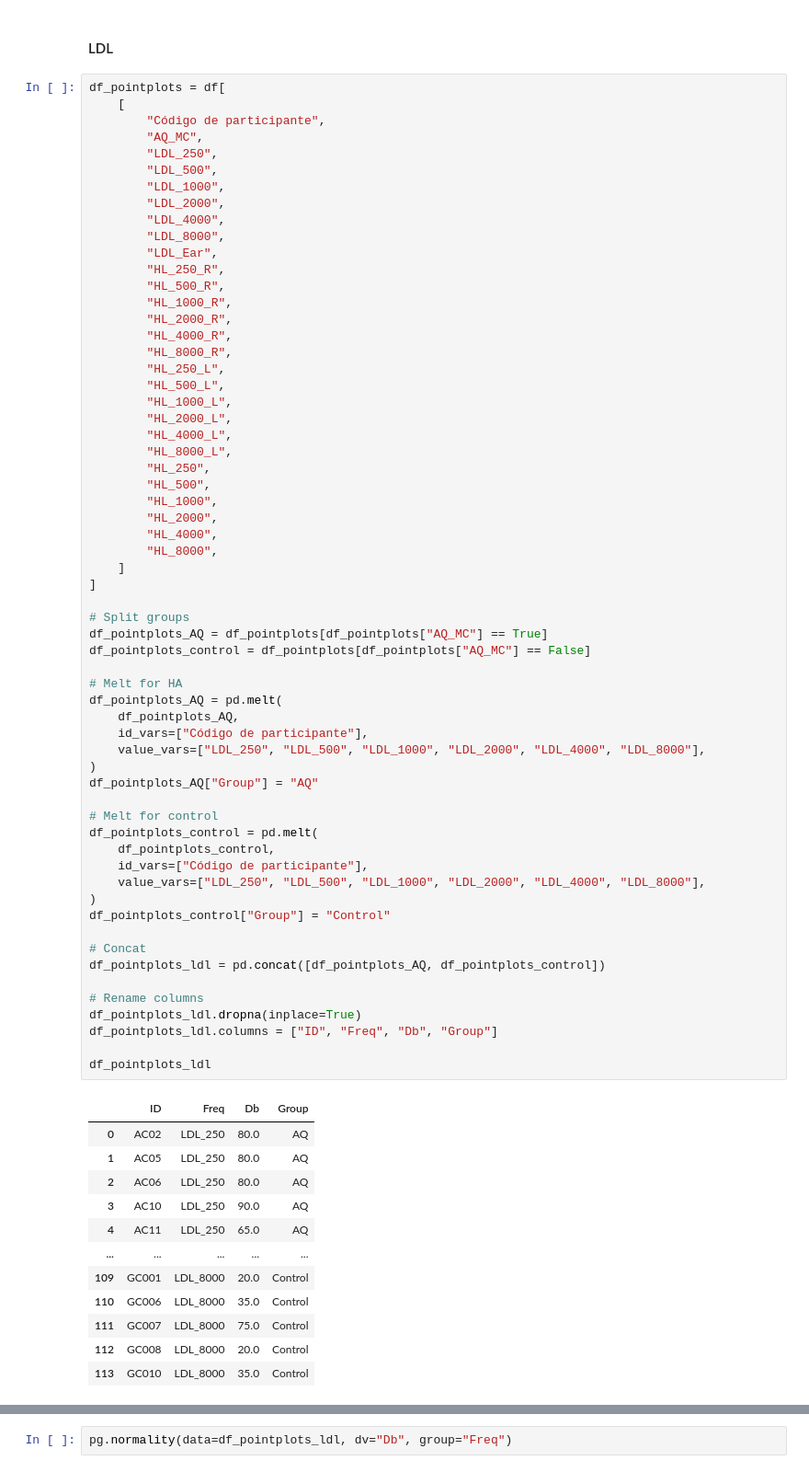
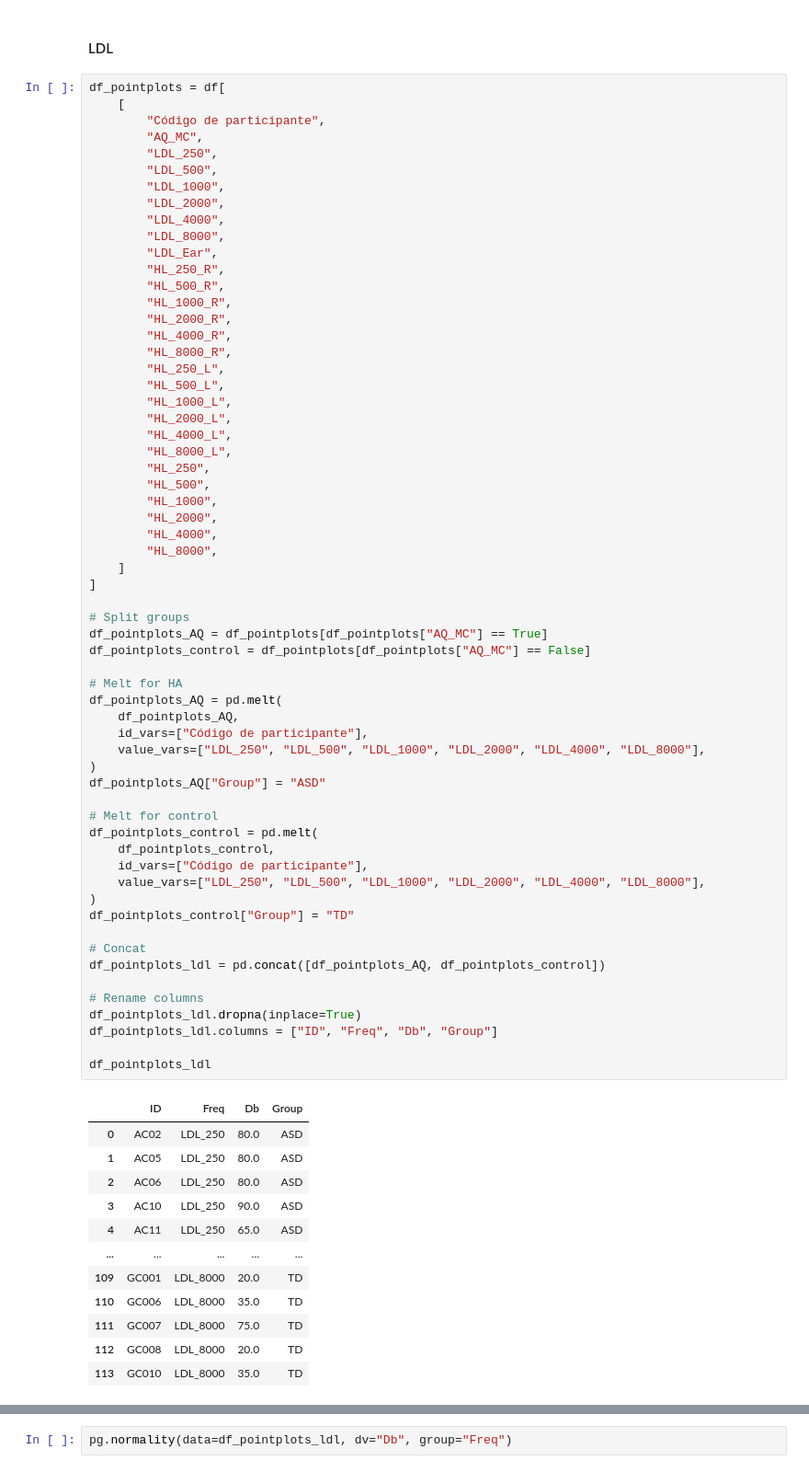
Before and after one commit to camila-maura/GIFTED-DFI, a Jupyter notebook: aq_analysis.ipynb, the cells around one changed output, grey strips where cells are left out. Shown at 92% size. Cells and saved outputs as stored; diff of their text form.

```diff
--- a/aq_analysis.ipynb
+++ b/aq_analysis.ipynb
@@ -330,44 +352,44 @@ df_pointplots = df[
 ]
 
 # Split groups
 df_pointplots_AQ = df_pointplots[df_pointplots["AQ_MC"] == True]
 df_pointplots_control = df_pointplots[df_pointplots["AQ_MC"] == False]
 
 # Melt for HA
 df_pointplots_AQ = pd.melt(
     df_pointplots_AQ,
     id_vars=["Código de participante"],
     value_vars=["LDL_250", "LDL_500", "LDL_1000", "LDL_2000", "LDL_4000", "LDL_8000"],
 )
-df_pointplots_AQ["Group"] = "AQ"
+df_pointplots_AQ["Group"] = "ASD"
 
 # Melt for control
 df_pointplots_control = pd.melt(
     df_pointplots_control,
     id_vars=["Código de participante"],
     value_vars=["LDL_250", "LDL_500", "LDL_1000", "LDL_2000", "LDL_4000", "LDL_8000"],
 )
-df_pointplots_control["Group"] = "Control"
+df_pointplots_control["Group"] = "TD"
 
 # Concat
 df_pointplots_ldl = pd.concat([df_pointplots_AQ, df_pointplots_control])
 
 # Rename columns
 df_pointplots_ldl.dropna(inplace=True)
 df_pointplots_ldl.columns = ["ID", "Freq", "Db", "Group"]
 
 df_pointplots_ldl
 # %% [output]
 |  | ID | Freq | Db | Group |
-| 0 | AC02 | LDL_250 | 80.0 | AQ |
-| 1 | AC05 | LDL_250 | 80.0 | AQ |
-| 2 | AC06 | LDL_250 | 80.0 | AQ |
-| 3 | AC10 | LDL_250 | 90.0 | AQ |
-| 4 | AC11 | LDL_250 | 65.0 | AQ |
+| 0 | AC02 | LDL_250 | 80.0 | ASD |
+| 1 | AC05 | LDL_250 | 80.0 | ASD |
+| 2 | AC06 | LDL_250 | 80.0 | ASD |
+| 3 | AC10 | LDL_250 | 90.0 | ASD |
+| 4 | AC11 | LDL_250 | 65.0 | ASD |
 | ... | ... | ... | ... | ... |
-| 109 | GC001 | LDL_8000 | 20.0 | Control |
-| 110 | GC006 | LDL_8000 | 35.0 | Control |
-| 111 | GC007 | LDL_8000 | 75.0 | Control |
-| 112 | GC008 | LDL_8000 | 20.0 | Control |
-| 113 | GC010 | LDL_8000 | 35.0 | Control |
+| 109 | GC001 | LDL_8000 | 20.0 | TD |
+| 110 | GC006 | LDL_8000 | 35.0 | TD |
+| 111 | GC007 | LDL_8000 | 75.0 | TD |
+| 112 | GC008 | LDL_8000 | 20.0 | TD |
+| 113 | GC010 | LDL_8000 | 35.0 | TD |
 144 rows × 4 columns
```
Also changed, not shown: parts of 14 cells of this notebook, 2 other files.
